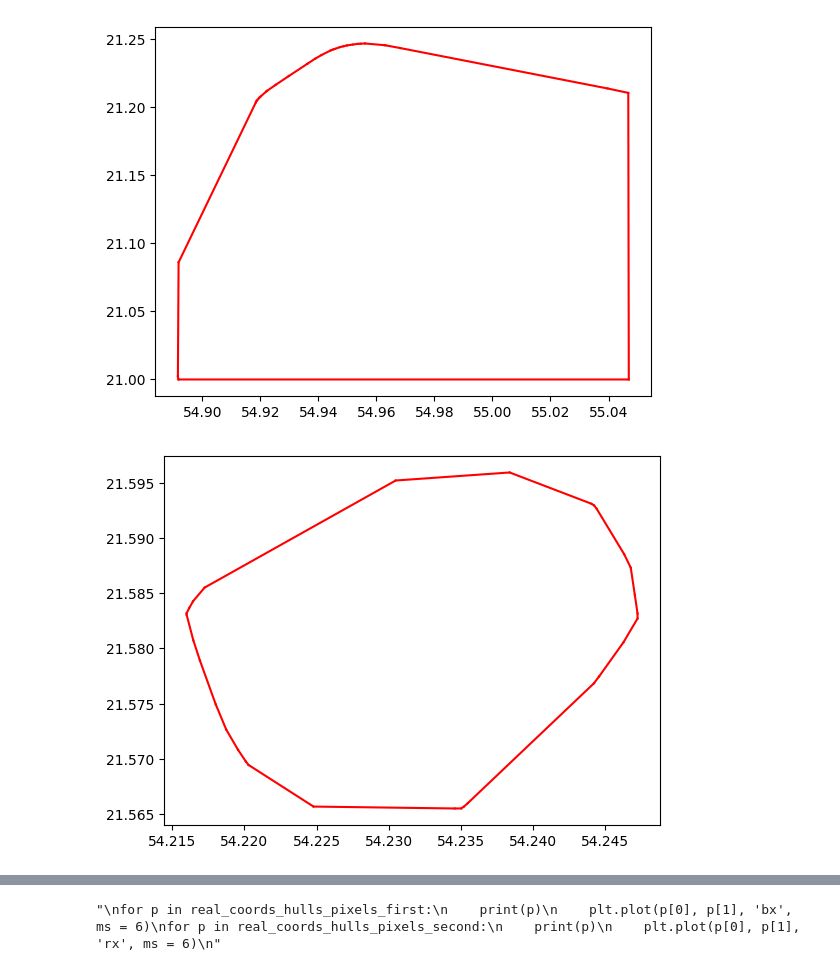
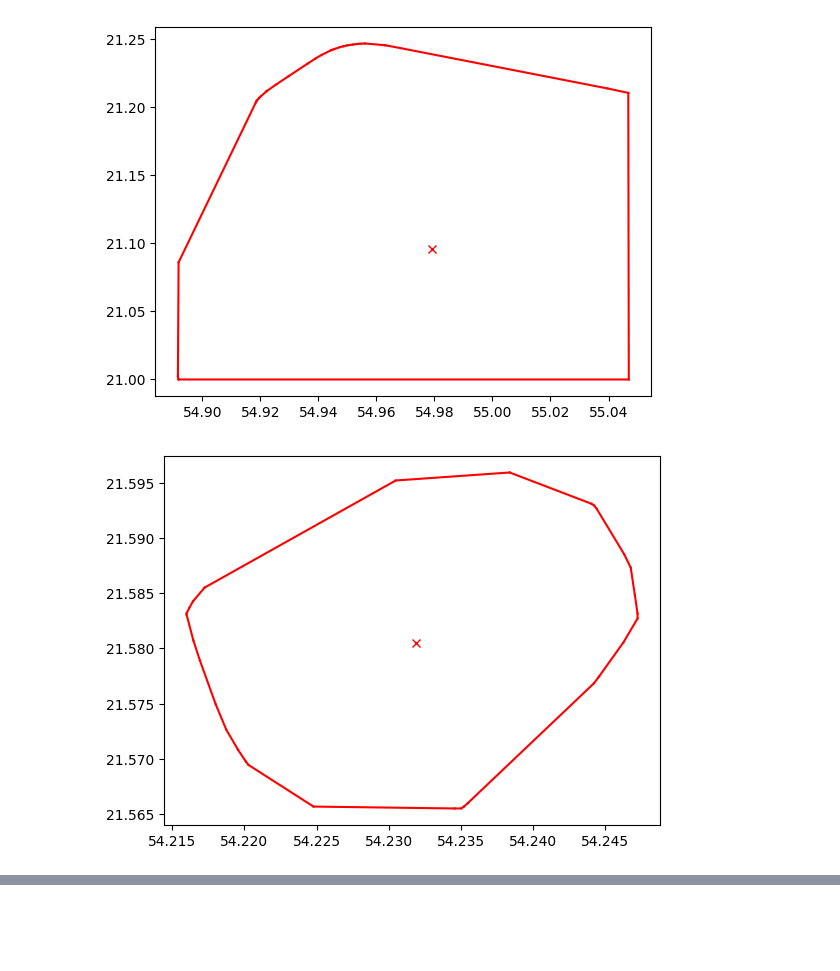
Before and after one commit to rafalgrm/senti-water, a Jupyter notebook: process_image.ipynb, the cells around one changed output, grey strips where cells are left out. Saved outputs shown, nothing was run; the diff lists cells and outputs as text; code cells hidden in the pictures; blank space fills up the shorter version.

```diff
--- a/process_image.ipynb
+++ b/process_image.ipynb
@@ -8,9 +8,11 @@ from rasterio.warp import transform
 from scipy.spatial import ConvexHull
 from shapely.geometry import Polygon
 from sklearn.cluster import DBSCAN
+import matplotlib.pyplot as plt
 
 FILEPATH_PREFIX = "downloads/S2A_MSIL2A_20210716T095031_N0301_R079_T34UEF_20210716T120258.SAFE/GRANULE/L2A_T34UEF_A031679_20210716T095359/IMG_DATA/R10m/T34UEF_20210716T095031"
 CLUSTER_THRESHOLD = 8000
+SHOW_IMAGES = True
 # %%
 # Read data
 dataset_band_1 = rasterio.open(FILEPATH_PREFIX + '_B03_10m.jp2')
@@ -105,29 +78,20 @@ new_crs = CRS.from_epsg(4326)
 data_transform = dataset_band_1.transform
 move_to_real_coords = lambda water_idx: data_transform * water_idx
 
-#hulls
 for n in hulls_pixels:
     real_coords_hulls_pixels_first = []
     real_coords_hulls_pixels_second = []
     real_coords_hulls_pixels_connected = []
 
-    #transformed_hulls_pixels_first = np.array([move_to_real_coords(np.array([xi[0][0], xi[1][0]])) for xi in hulls_pixels[0]])
     transformed_hulls_pixels_first = np.array([move_to_real_coords(np.array([xi[0][0], xi[1][0]])) for xi in n])
     for hull_pixels in transformed_hulls_pixels_first:
         real_coords_hull_pixels = transform(dataset_band_2.crs, new_crs, xs=[hull_pixels[0]], ys=[hull_pixels[1]])
         real_coords_hulls_pixels_first.append([real_coords_hull_pixels[1][0], real_coords_hull_pixels[0][0]])
-    #print(real_coords_hulls_pixels_first)
 
-
-    #transformed_hulls_pixels_second = np.array([move_to_real_coords(np.array([xi[0][1], xi[1][1]])) for xi in hulls_pixels[0]])
     transformed_hulls_pixels_second = np.array([move_to_real_coords(np.array([xi[0][1], xi[1][1]])) for xi in n])
     for hull_pixels in transformed_hulls_pixels_second:
         real_coords_hull_pixels = transform(dataset_band_2.crs, new_crs, xs=[hull_pixels[0]], ys=[hull_pixels[1]])
         real_coords_hulls_pixels_second.append([real_coords_hull_pixels[1][0], real_coords_hull_pixels[0][0]])
-    #print(real_coords_hulls_pixels_second)
-
-    #print(len(real_coords_hulls_pixels_first))
-    #print(len(real_coords_hulls_pixels_second))
 
     index = 0
     side = 1 # 1 - first to second, 2 - second to first
@@ -141,52 +105,38 @@ for n in hulls_pixels:
                 real_coords_hulls_pixels_connected.append(real_coords_hulls_pixels_second[index])
 
 
             for i in range(len(real_coords_hulls_pixels_first)):
                 if side == 1:
                     if real_coords_hulls_pixels_second[index] == real_coords_hulls_pixels_first[i]:
                         index = i
                         break
                     elif real_coords_hulls_pixels_second[index] == real_coords_hulls_pixels_second[i] and index != i:
                         index = i
                         side = 2
                         break
                 else:
                     if real_coords_hulls_pixels_first[index] == real_coords_hulls_pixels_first[i] and index != i:
                         index = i
                         side = 1
                         break
                     elif real_coords_hulls_pixels_first[index] == real_coords_hulls_pixels_second[i]:
                         index = i
                         break
 
-    #print(real_coords_hulls_pixels_connected)
     real_coords_hulls_pixels.append(real_coords_hulls_pixels_connected)
 
 transformed_centroid = np.array([move_to_real_coords(np.array([xi[1], xi[0]])) for xi in centroids])
 for centroid in transformed_centroid:
     real_coords_centroid = transform(dataset_band_2.crs, new_crs, xs=[centroid[0]], ys=[centroid[1]])
     real_coords_centroids.append([real_coords_centroid[1][0], real_coords_centroid[0][0]])
 
 
-import matplotlib.pyplot as plt
-
-# for i in range(len(real_coords_hulls_pixels_first)):
-#     plt.plot([real_coords_hulls_pixels_first[i][0], real_coords_hulls_pixels_second[i][0]], [real_coords_hulls_pixels_first[i][1], real_coords_hulls_pixels_second[i][1]], 'r-')
-#     #plt.plot(real_coords_hulls_pixels_first[i], real_coords_hulls_pixels_second[i], 'bx', ms = 6)
-# plt.show()
-for n in range(len(real_coords_hulls_pixels)):
-    for i in range(len(real_coords_hulls_pixels[n])):
-        plt.plot([real_coords_hulls_pixels[n][i][0], real_coords_hulls_pixels[n][(i + 1) % len(real_coords_hulls_pixels[n])][0]], [real_coords_hulls_pixels[n][i][1], real_coords_hulls_pixels[n][(i + 1) % len(real_coords_hulls_pixels[n])][1]], 'r-')
-    plt.show()
-
-'''
-for p in real_coords_hulls_pixels_first:
-    print(p)
-    plt.plot(p[0], p[1], 'bx', ms = 6)
-for p in real_coords_hulls_pixels_second:
-    print(p)
-    plt.plot(p[0], p[1], 'rx', ms = 6)
-'''
+if (SHOW_IMAGES):
+    for n in range(len(real_coords_hulls_pixels)):
+        plt.plot(real_coords_centroids[n][0], real_coords_centroids[n][1], 'rx', ms = 6)
+        for i in range(len(real_coords_hulls_pixels[n])):
+            plt.plot([real_coords_hulls_pixels[n][i][0], real_coords_hulls_pixels[n][(i + 1) % len(real_coords_hulls_pixels[n])][0]], [real_coords_hulls_pixels[n][i][1], real_coords_hulls_pixels[n][(i + 1) % len(real_coords_hulls_pixels[n])][1]], 'r-')
+        plt.show()
 # %% [output]
-[figure, old version]
+[figure, new version]
-[figure, old version]
+[figure, new version]
@@ -203,4 +153,3 @@ for p in real_coords_hulls_pixels_second:
-"\nfor p in real_coords_hulls_pixels_first:\n    print(p)\n    plt.plot(p[0], p[1], 'bx', ms = 6)\nfor p in real_coords_hulls_pixels_second:\n    print(p)\n    plt.plot(p[0], p[1], 'rx', ms = 6)\n"
 # %%
 print('surface_areas (m^2):')
 print(surface_areas)
```
Also changed, not shown: parts of 5 cells of this notebook.
